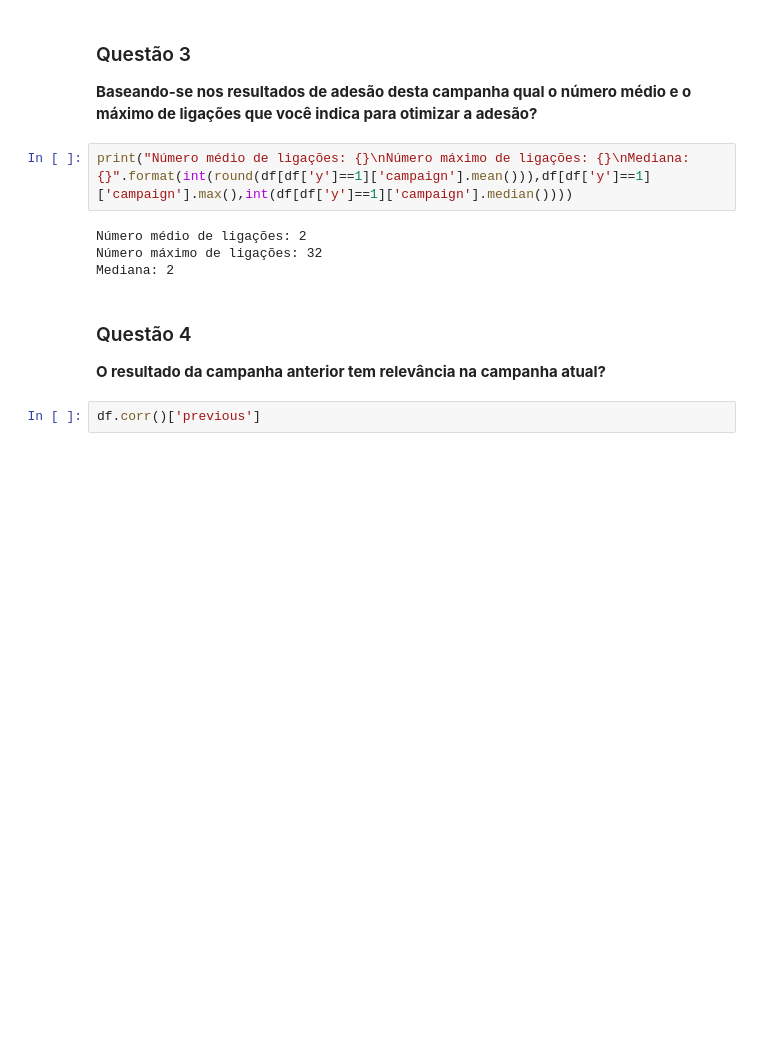
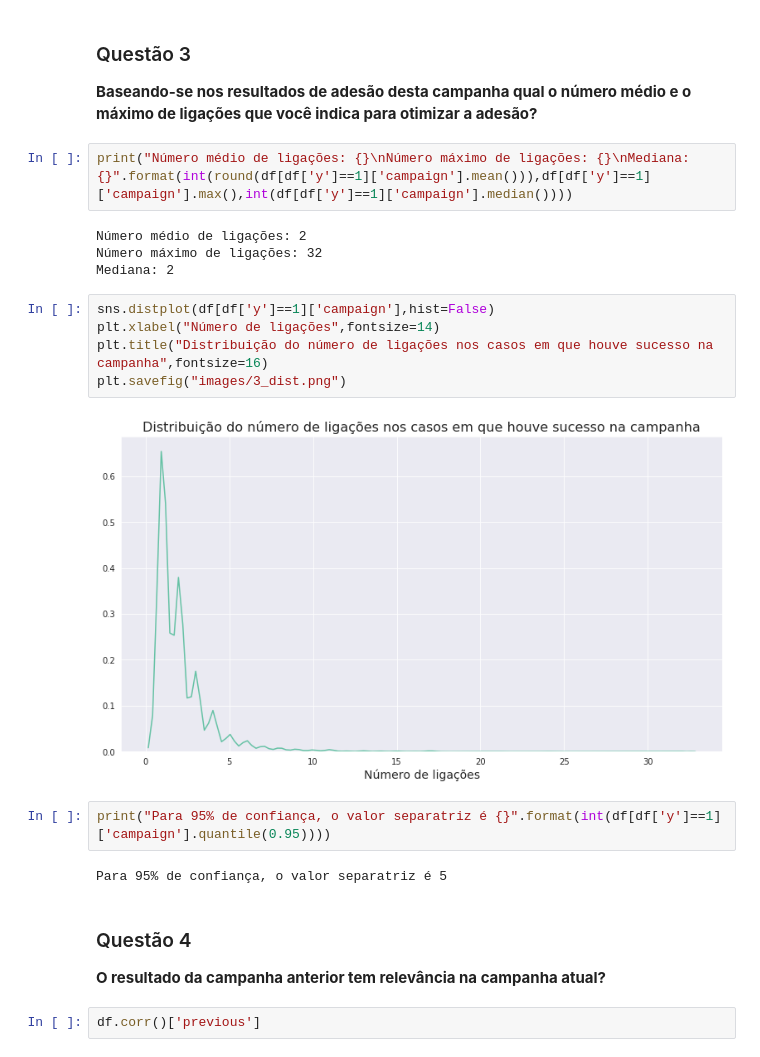
Before and after one commit to CesarFerreiraGermano/semantix_desafio, a Jupyter notebook: desafioSemantix_notebook.ipynb, the cells around one changed output. Drawn from its saved outputs; the diff is of its cells as text; blank space fills up the shorter version.

```diff
--- a/desafioSemantix_notebook.ipynb
+++ b/desafioSemantix_notebook.ipynb
@@ -144,6 +144,17 @@ print("Número médio de ligações: {}\nNúmero máximo de ligações: {}\nMedi
 Número médio de ligações: 2
 Número máximo de ligações: 32
 Mediana: 2
+# %%
+sns.distplot(df[df['y']==1]['campaign'],hist=False)
+plt.xlabel("Número de ligações",fontsize=14)
+plt.title("Distribuição do número de ligações nos casos em que houve sucesso na campanha",fontsize=16)
+plt.savefig("images/3_dist.png")
+# %% [output]
+[figure, added]
+# %%
+print("Para 95% de confiança, o valor separatriz é {}".format(int(df[df['y']==1]['campaign'].quantile(0.95))))
+# %% [output]
+Para 95% de confiança, o valor separatriz é 5
 # %% [markdown]
 ### Questão 4
 **O resultado da campanha anterior tem relevância na campanha atual?**
```
Also changed, not shown: parts of 1 cell of this notebook, 3 other files.
